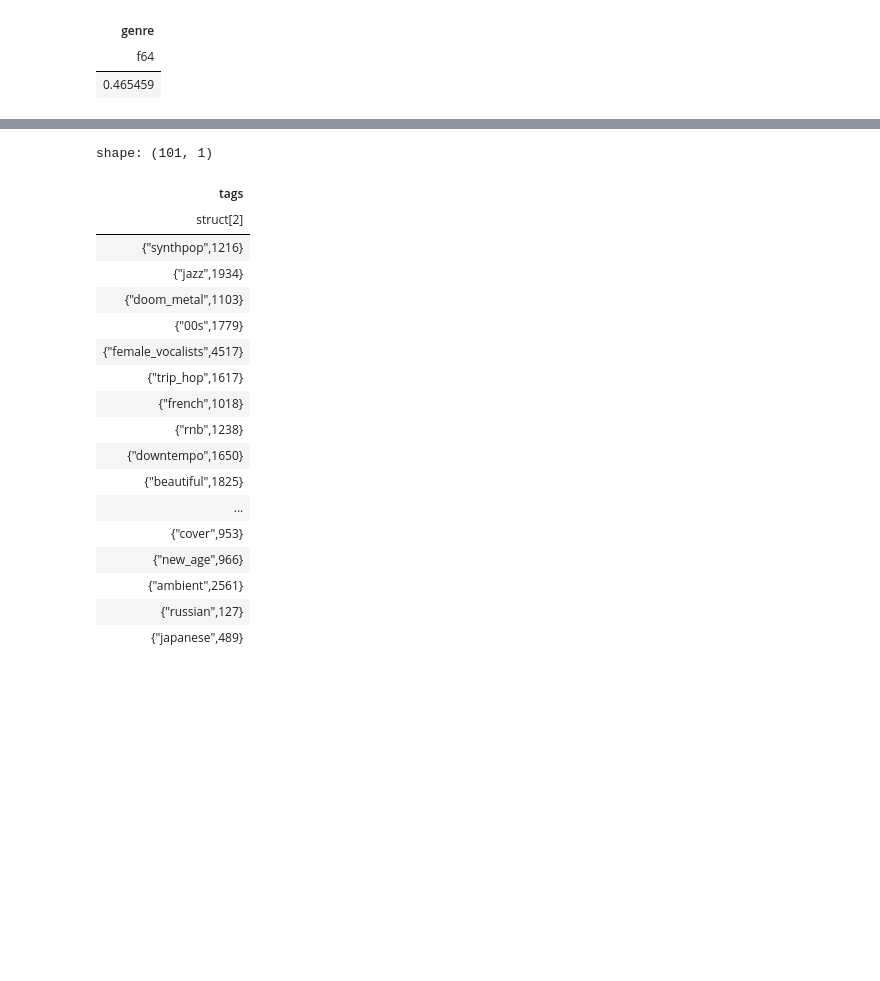
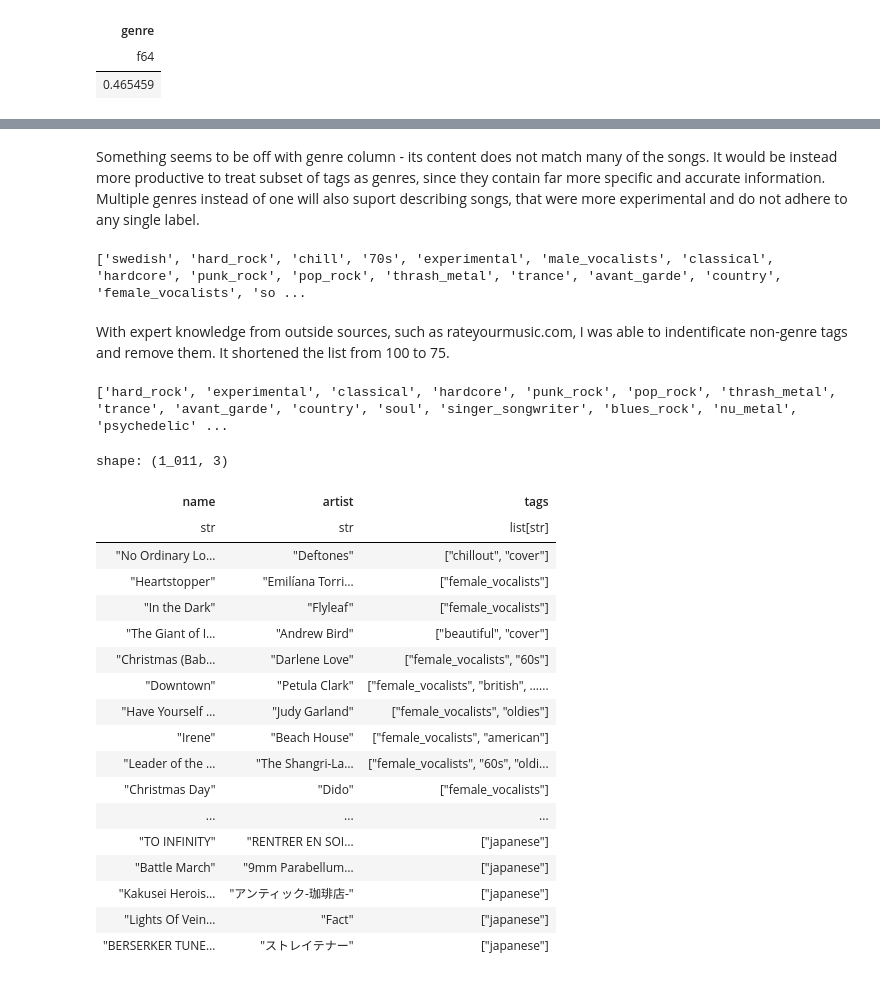
Before and after one commit to panierka/SongsDatabaseAnalysis, a Jupyter notebook: data-processing.ipynb, the cells around one changed output, grey strips where cells are left out. Saved outputs shown, nothing was run; the diff lists cells and outputs as text; code cells hidden in the pictures; blank space fills up the shorter version.

```diff
--- a/data-processing.ipynb
+++ b/data-processing.ipynb
@@ -150,22 +179,53 @@ shape: (11_715, 2)
-# %%
-tracks_lf.select(pl.col('tags').explode().value_counts()).collect()
-# %% [output]
-shape: (101, 1)
-| tags |
-| struct[2] |
-| {"synthpop",1216} |
-| {"jazz",1934} |
-| {"doom_metal",1103} |
-| {"00s",1779} |
-| {"female_vocalists",4517} |
-| {"trip_hop",1617} |
-| {"french",1018} |
-| {"rnb",1238} |
-| {"downtempo",1650} |
-| {"beautiful",1825} |
-| ... |
-| {"cover",953} |
-| {"new_age",966} |
-| {"ambient",2561} |
-| {"russian",127} |
-| {"japanese",489} |
+# %% [markdown]
+Something seems to be off with genre column - its content does not match many of the songs.
+It would be instead more productive to treat subset of tags as genres, since they contain far more specific and accurate information. Multiple genres instead of one will also suport describing songs, that were more experimental and do not adhere to any single label.
+# %%
+tracks_genreless_lf = tracks_lf.select(pl.all().exclude('genre'))
+# %%
+tag_list = tracks_lf.select(pl.col('tags').drop_nulls().explode()).unique().collect().to_numpy().flatten().tolist()
+print(tag_list)
+with open('tmp/tag-list.txt', 'w+') as f:
+    f.write('\n'.join(tag_list))
+# %% [output]
+['swedish', 'hard_rock', 'chill', '70s', 'experimental', 'male_vocalists', 'classical', 'hardcore', 'punk_rock', 'pop_rock', 'thrash_metal', 'trance', 'avant_garde', 'country', 'female_vocalists', 'so ...
+# %% [markdown]
+With expert knowledge from outside sources, such as rateyourmusic.com, I was able to indentificate non-genre tags and remove them. It shortened the list from 100 to 75.
+# %%
+with open('tmp/tag-list.txt') as f:
+    genre_list = f.read().split('\n')
+print(genre_list)
+# %% [output]
+['hard_rock', 'experimental', 'classical', 'hardcore', 'punk_rock', 'pop_rock', 'thrash_metal', 'trance', 'avant_garde', 'country', 'soul', 'singer_songwriter', 'blues_rock', 'nu_metal', 'psychedelic' ...
+# %%
+def tag_in_genre_list():
+    return pl.col('tags').arr.eval(
+        pl.element().is_in(genre_list).any().is_not()
+    ).arr.get(0)
+
+tracks_genreless_lf.select(
+    pl.col('name'),
+    pl.col('artist'),
+    pl.col('tags')
+).filter(
+    tag_in_genre_list()
+).collect()
+# %% [output]
+shape: (1_011, 3)
+| name | artist | tags |
+| str | str | list[str] |
+| "No Ordinary Lo… | "Deftones" | ["chillout", "cover"] |
+| "Heartstopper" | "Emilíana Torri… | ["female_vocalists"] |
+| "In the Dark" | "Flyleaf" | ["female_vocalists"] |
+| "The Giant of I… | "Andrew Bird" | ["beautiful", "cover"] |
+| "Christmas (Bab… | "Darlene Love" | ["female_vocalists", "60s"] |
+| "Downtown" | "Petula Clark" | ["female_vocalists", "british", …... |
+| "Have Yourself … | "Judy Garland" | ["female_vocalists", "oldies"] |
+| "Irene" | "Beach House" | ["female_vocalists", "american"] |
+| "Leader of the … | "The Shangri-La… | ["female_vocalists", "60s", "oldi... |
+| "Christmas Day" | "Dido" | ["female_vocalists"] |
+| ... | ... | ... |
+| "TO INFINITY" | "RENTRER EN SOI… | ["japanese"] |
+| "Battle March" | "9mm Parabellum… | ["japanese"] |
+| "Kakusei Herois… | "アンティック-珈琲店-" | ["japanese"] |
+| "Lights Of Vein… | "Fact" | ["japanese"] |
+| "BERSERKER TUNE… | "ストレイテナー" | ["japanese"] |
```
Also changed, not shown: parts of 4 cells of this notebook, 1 other file.
